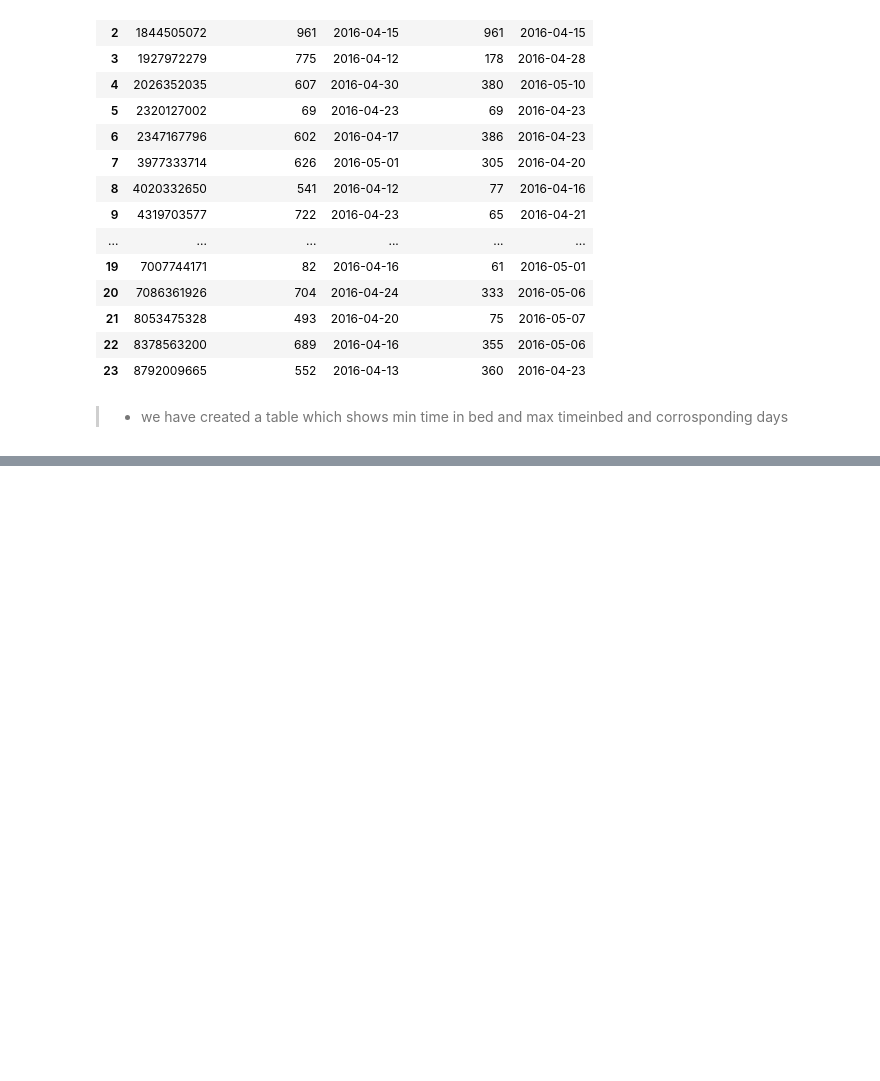
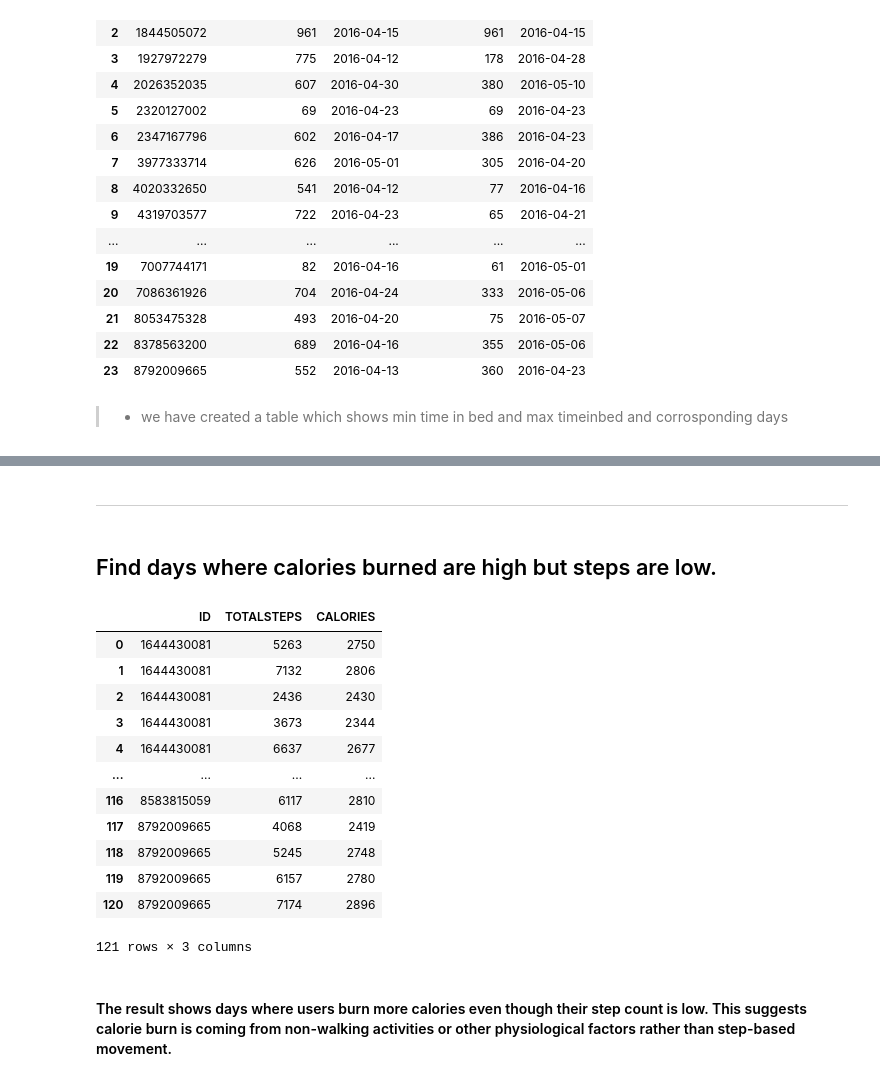
Before and after one commit to bollavamshidarreddy/fitbit-lifestyle-segmentation, a Jupyter notebook: notebooks/sql_analysis.ipynb, the cells around one changed output, grey strips where cells are left out. Saved outputs shown, nothing was run; the diff lists cells and outputs as text; code cells hidden in the pictures; blank space fills up the shorter version.

```diff
--- a/notebooks/sql_analysis.ipynb
+++ b/notebooks/sql_analysis.ipynb
@@ -395,0 +485,36 @@ df
+# %% [markdown]
+---
+# %% [markdown]
+## Find days where calories burned are high but steps are low.
+# %%
+with engine.connect() as conn:
+    result = conn.execute(
+        text("""
+            with averages as (SELECT  AVG(TOTALSTEPS) AS AVG_STEPS, AVG(CALORIES) AS AVG_CALORIES
+            FROM dailyactivity_merged)
+
+            SELECT ID, TOTALSTEPS, CALORIES
+            FROM dailyactivity_merged
+            CROSS JOIN AVERAGES
+            WHERE TOTALSTEPS<=AVG_STEPS AND CALORIES>=AVG_CALORIES;
+        """)
+    )
+
+df = pd.DataFrame(result.fetchall(), columns=result.keys())
+df
+# %% [output]
+|  | ID | TOTALSTEPS | CALORIES |
+| 0 | 1644430081 | 5263 | 2750 |
+| 1 | 1644430081 | 7132 | 2806 |
+| 2 | 1644430081 | 2436 | 2430 |
+| 3 | 1644430081 | 3673 | 2344 |
+| 4 | 1644430081 | 6637 | 2677 |
+| ... | ... | ... | ... |
+| 116 | 8583815059 | 6117 | 2810 |
+| 117 | 8792009665 | 4068 | 2419 |
+| 118 | 8792009665 | 5245 | 2748 |
+| 119 | 8792009665 | 6157 | 2780 |
+| 120 | 8792009665 | 7174 | 2896 |
+121 rows × 3 columns
+# %% [markdown]
+#### The result shows days where users burn more calories even though their step count is low. This suggests calorie burn is coming from non-walking activities or other physiological factors rather than step-based movement.
```
Also changed, not shown: parts of 7 cells of this notebook, 1 other file.
